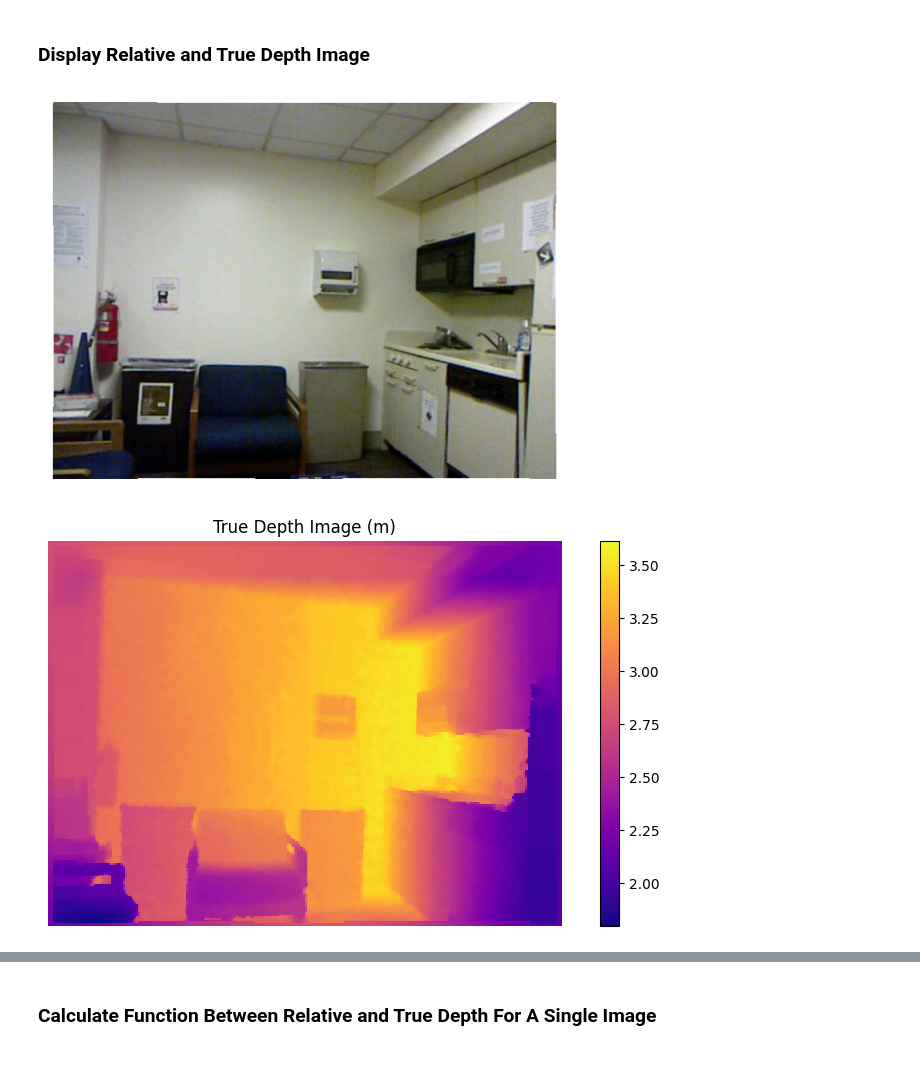
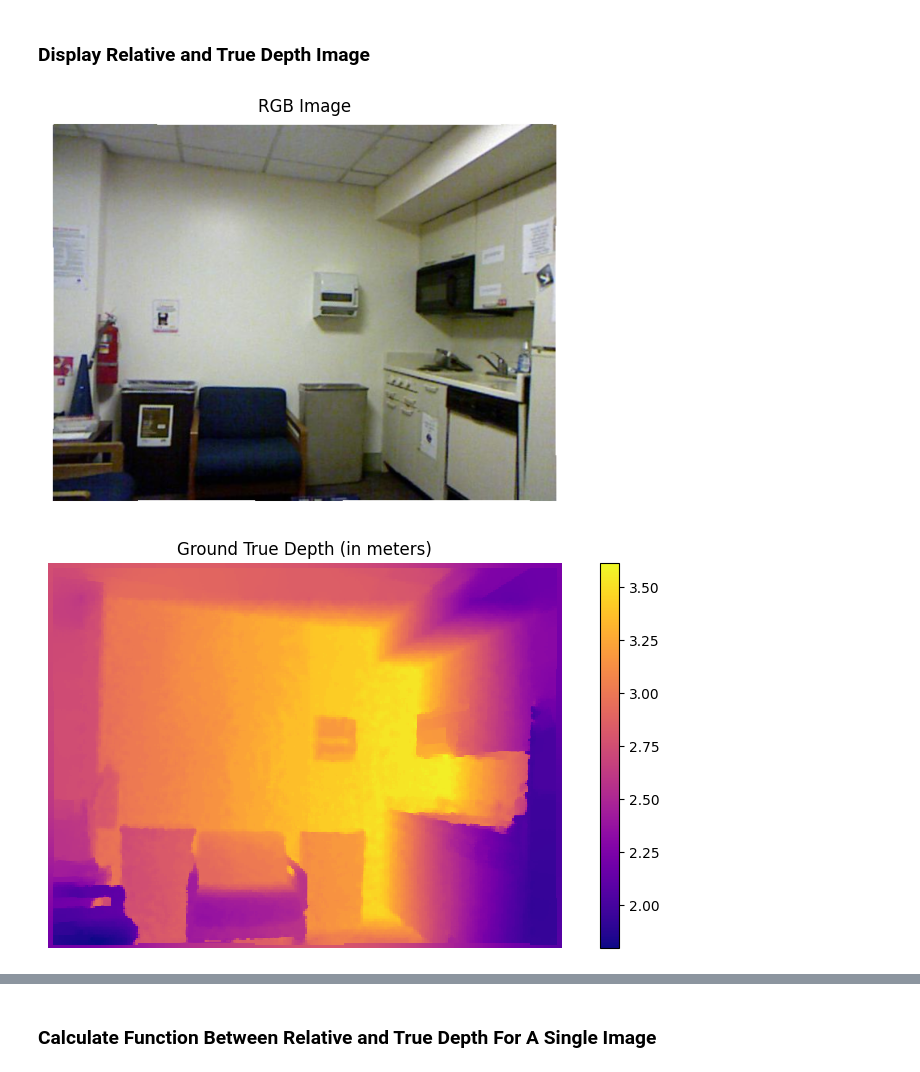
Before and after one commit to henrykaus/monocular-depth-estimation, a Jupyter notebook: notebook.ipynb, the cells around one changed output, grey strips where cells are left out. Drawn from its saved outputs; the diff is of its cells as text; code cells hidden in the pictures.

```diff
--- a/notebook.ipynb
+++ b/notebook.ipynb
@@ -208,13 +208,13 @@ def get_similar_images(index: int):
 # %%
 # Normal Image
 rgb_image = get_rgb(0)
-display_rgb(rgb_image)
+display_rgb(rgb_image, "RGB Image")
 # %% [output]
-[figure, old version]
+[figure, new version]
 # %%
 # Display Ground-Truth Image
 true_depth_image = get_ground_truth(0)
-display_depth(true_depth_image, "True Depth Image (m)")
+display_depth(true_depth_image, "Ground True Depth (in meters)")
 # %% [output]
-[figure, old version]
+[figure, new version]
 # %%
```
Also changed, not shown: parts of 6 cells of this notebook.
